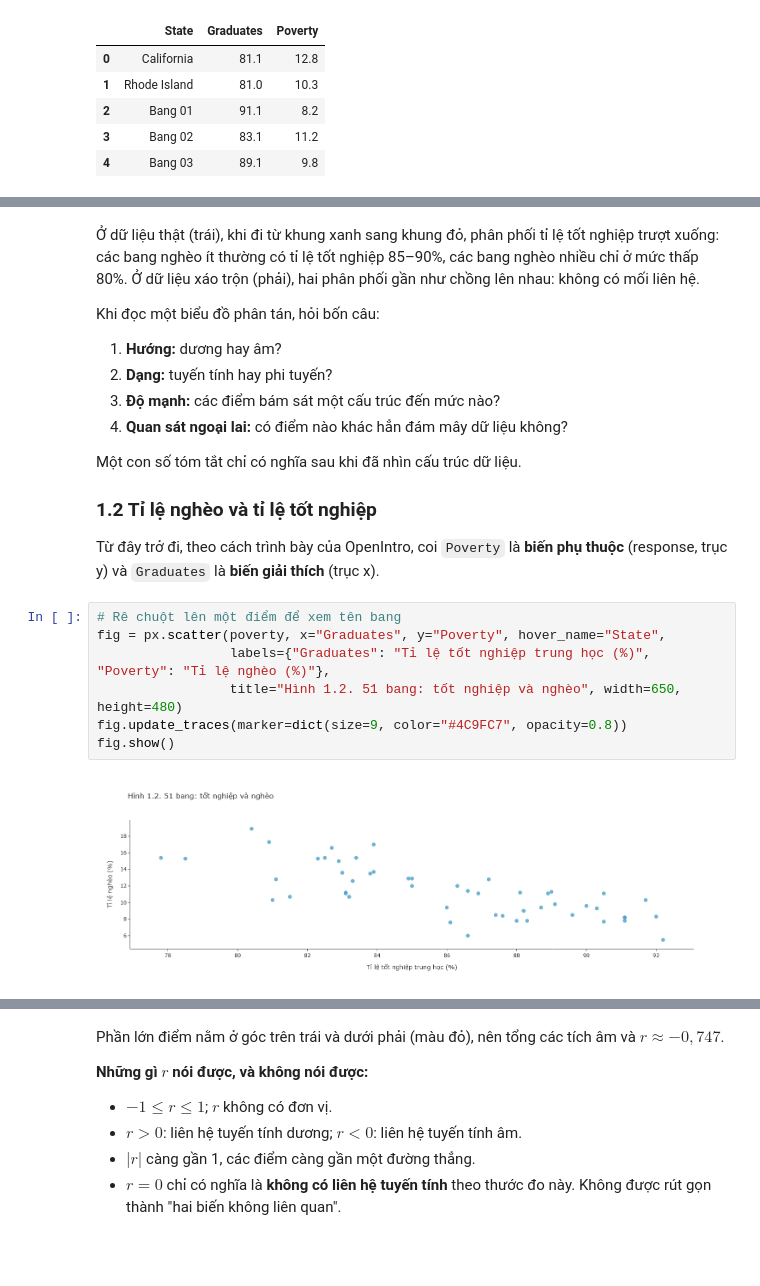
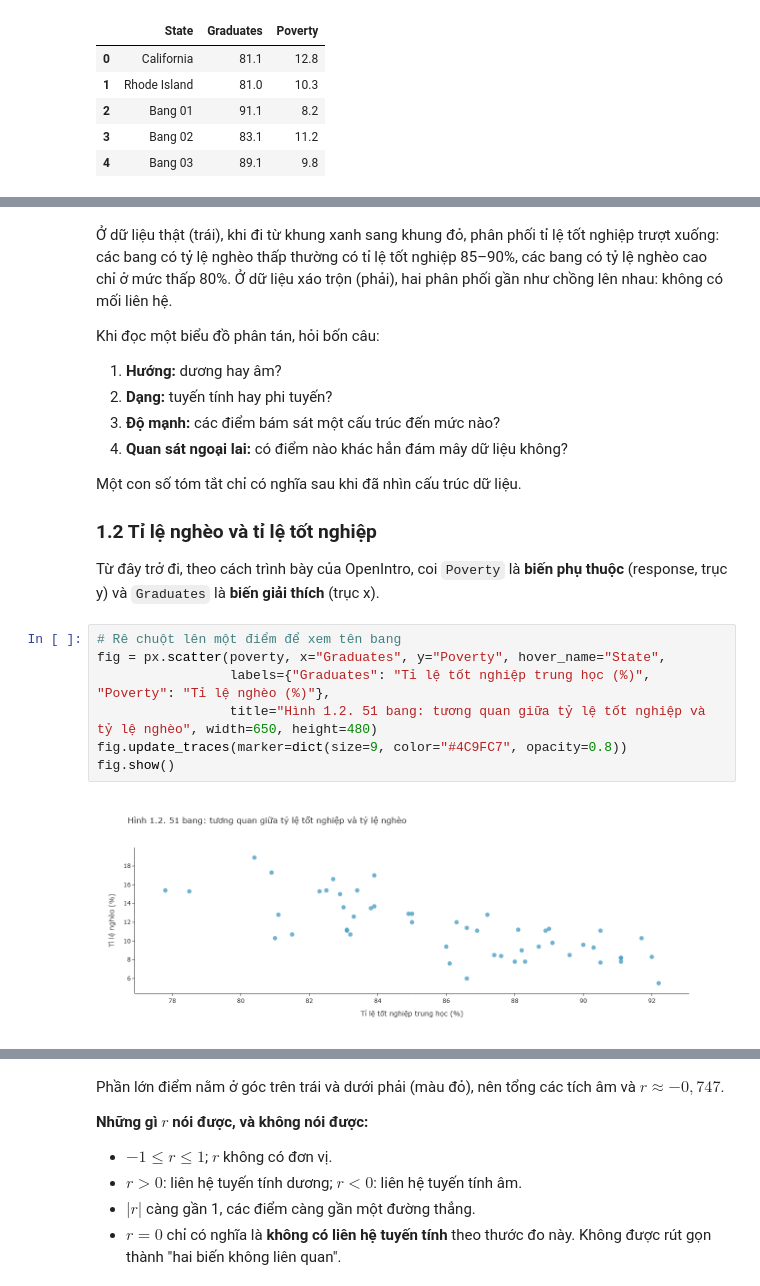
Before and after one commit to h2bach/UET.MAT1052-Labs-Materials, a Jupyter notebook: W4_TuongQuanVaHoiQuyTuyenTinh.ipynb, the cells around one changed output, grey strips where cells are left out. Saved outputs shown, nothing was run; the diff lists cells and outputs as text; blank space fills up the shorter version.

```diff
--- a/W4_TuongQuanVaHoiQuyTuyenTinh.ipynb
+++ b/W4_TuongQuanVaHoiQuyTuyenTinh.ipynb
@@ -87,5 +107,5 @@ plt.show()
 # %% [markdown]
-Ở dữ liệu thật (trái), khi đi từ khung xanh sang khung đỏ, phân phối tỉ lệ tốt nghiệp trượt xuống: các bang nghèo ít thường có tỉ lệ tốt nghiệp 85–90%, các bang nghèo nhiều chỉ ở mức thấp 80%. Ở dữ liệu xáo trộn (phải), hai phân phối gần như chồng lên nhau: không có mối liên hệ.
+Ở dữ liệu thật (trái), khi đi từ khung xanh sang khung đỏ, phân phối tỉ lệ tốt nghiệp trượt xuống: các bang có tỷ lệ nghèo thấp thường có tỉ lệ tốt nghiệp 85–90%, các bang có tỷ lệ nghèo cao chỉ ở mức thấp 80%. Ở dữ liệu xáo trộn (phải), hai phân phối gần như chồng lên nhau: không có mối liên hệ.
 
 Khi đọc một biểu đồ phân tán, hỏi bốn câu:
 
@@ -102,12 +122,12 @@ Từ đây trở đi, theo cách trình bày của OpenIntro, coi `Poverty` là
 # %%
 # Rê chuột lên một điểm để xem tên bang
 fig = px.scatter(poverty, x="Graduates", y="Poverty", hover_name="State",
                  labels={"Graduates": "Tỉ lệ tốt nghiệp trung học (%)", "Poverty": "Tỉ lệ nghèo (%)"},
-                 title="Hình 1.2. 51 bang: tốt nghiệp và nghèo", width=650, height=480)
+                 title="Hình 1.2. 51 bang: tương quan giữa tỷ lệ tốt nghiệp và tỷ lệ nghèo", width=650, height=480)
 fig.update_traces(marker=dict(size=9, color="#4C9FC7", opacity=0.8))
 fig.show()
 # %% [output]
-[figure, old version]
+[figure, new version]
 # %% [markdown]
 Mối liên hệ có hướng âm, khá tuyến tính, độ mạnh vừa tới khá.
 
```
Also changed, not shown: parts of 18 cells of this notebook, 5 other files.
